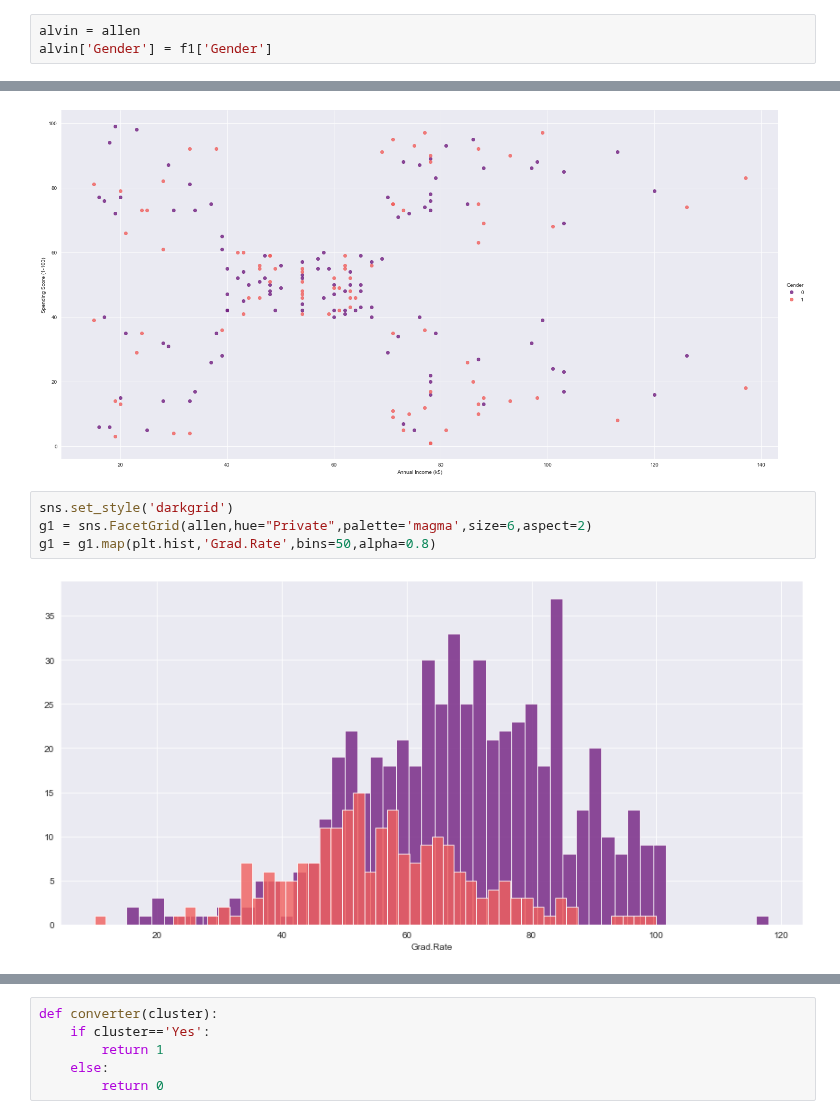
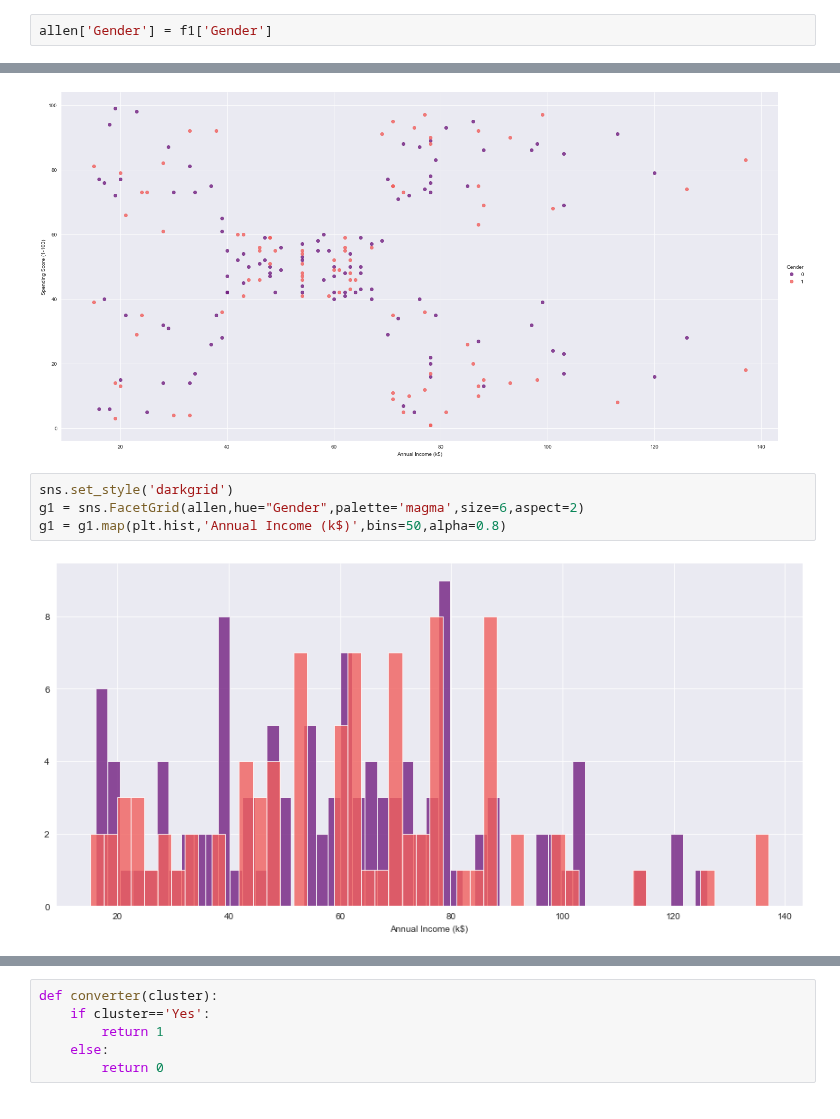
Before and after one commit to abphilip-vit/College7, a Jupyter notebook: T4/T4.ipynb, the cells around one changed output, grey strips where cells are left out. Drawn from its saved outputs; the diff is of its cells as text.

```diff
--- a/T4/T4.ipynb
+++ b/T4/T4.ipynb
@@ -74,8 +74,7 @@ print(list(l1.inverse_transform([0,1])))
 # %% [output]
 ['Female', 'Male']
 # %%
-alvin = allen
-alvin['Gender'] = f1['Gender']
+allen['Gender'] = f1['Gender']
 # %%
 allen.head()
 # %% [output]
@@ -96,9 +95,9 @@ sns.lmplot('Annual Income (k$)', 'Spending Score (1-100)', data=allen, hue='Gend
 [figure]
 # %%
 sns.set_style('darkgrid')
-g1 = sns.FacetGrid(allen,hue="Private",palette='magma',size=6,aspect=2)
-g1 = g1.map(plt.hist,'Grad.Rate',bins=50,alpha=0.8)
+g1 = sns.FacetGrid(allen,hue="Gender",palette='magma',size=6,aspect=2)
+g1 = g1.map(plt.hist,'Annual Income (k$)',bins=50,alpha=0.8)
 # %% [output]
-[figure, old version]
+[figure, new version]
 # %%
 sns.set_style('darkgrid')
```
Also changed, not shown: parts of 4 cells of this notebook.
